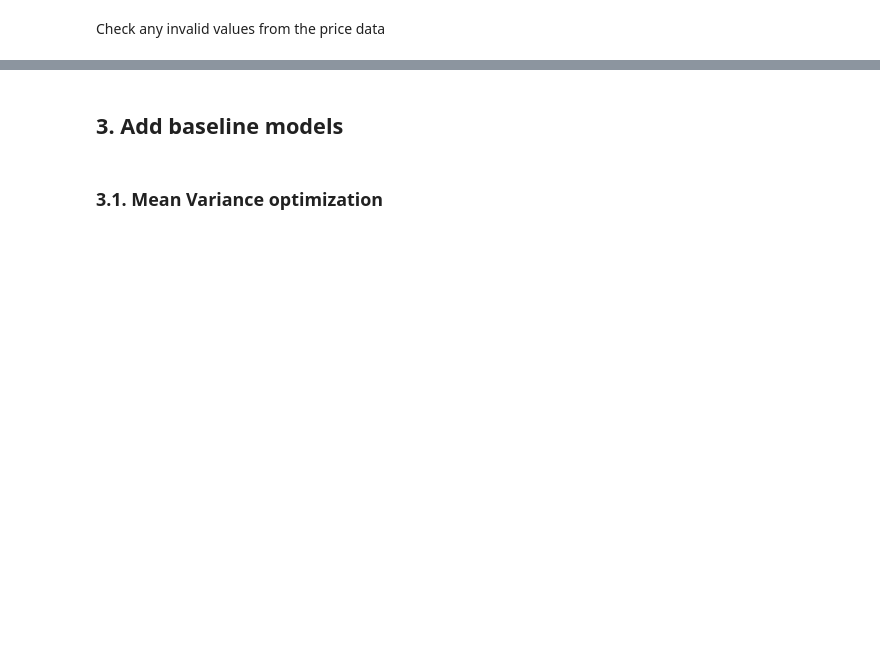
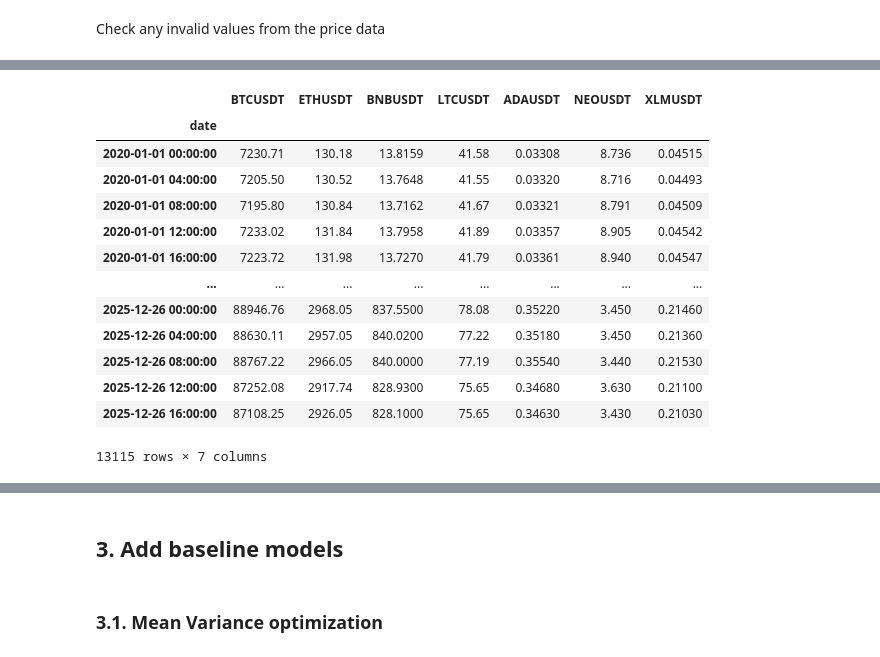
Before and after one commit to yeonjaej/drl-crypto-portfolio, a Jupyter notebook: notebooks/main_analysis.ipynb, the cells around one changed output, grey strips where cells are left out. Drawn from its saved outputs; the diff is of its cells as text; code cells hidden in the pictures; blank space fills up the shorter version.

```diff
--- a/notebooks/main_analysis.ipynb
+++ b/notebooks/main_analysis.ipynb
@@ -268,0 +133,17 @@ else:
+# %%
+price_df
+# %% [output]
+|  | BTCUSDT | ETHUSDT | BNBUSDT | LTCUSDT | ADAUSDT | NEOUSDT | XLMUSDT |
+| date |  |  |  |  |  |  |  |
+| 2020-01-01 00:00:00 | 7230.71 | 130.18 | 13.8159 | 41.58 | 0.03308 | 8.736 | 0.04515 |
+| 2020-01-01 04:00:00 | 7205.50 | 130.52 | 13.7648 | 41.55 | 0.03320 | 8.716 | 0.04493 |
+| 2020-01-01 08:00:00 | 7195.80 | 130.84 | 13.7162 | 41.67 | 0.03321 | 8.791 | 0.04509 |
+| 2020-01-01 12:00:00 | 7233.02 | 131.84 | 13.7958 | 41.89 | 0.03357 | 8.905 | 0.04542 |
+| 2020-01-01 16:00:00 | 7223.72 | 131.98 | 13.7270 | 41.79 | 0.03361 | 8.940 | 0.04547 |
+| ... | ... | ... | ... | ... | ... | ... | ... |
+| 2025-12-26 00:00:00 | 88946.76 | 2968.05 | 837.5500 | 78.08 | 0.35220 | 3.450 | 0.21460 |
+| 2025-12-26 04:00:00 | 88630.11 | 2957.05 | 840.0200 | 77.22 | 0.35180 | 3.450 | 0.21360 |
+| 2025-12-26 08:00:00 | 88767.22 | 2966.05 | 840.0000 | 77.19 | 0.35540 | 3.440 | 0.21530 |
+| 2025-12-26 12:00:00 | 87252.08 | 2917.74 | 828.9300 | 75.65 | 0.34680 | 3.630 | 0.21100 |
+| 2025-12-26 16:00:00 | 87108.25 | 2926.05 | 828.1000 | 75.65 | 0.34630 | 3.430 | 0.21030 |
+13115 rows × 7 columns
```
Also changed, not shown: parts of 14 cells of this notebook.
